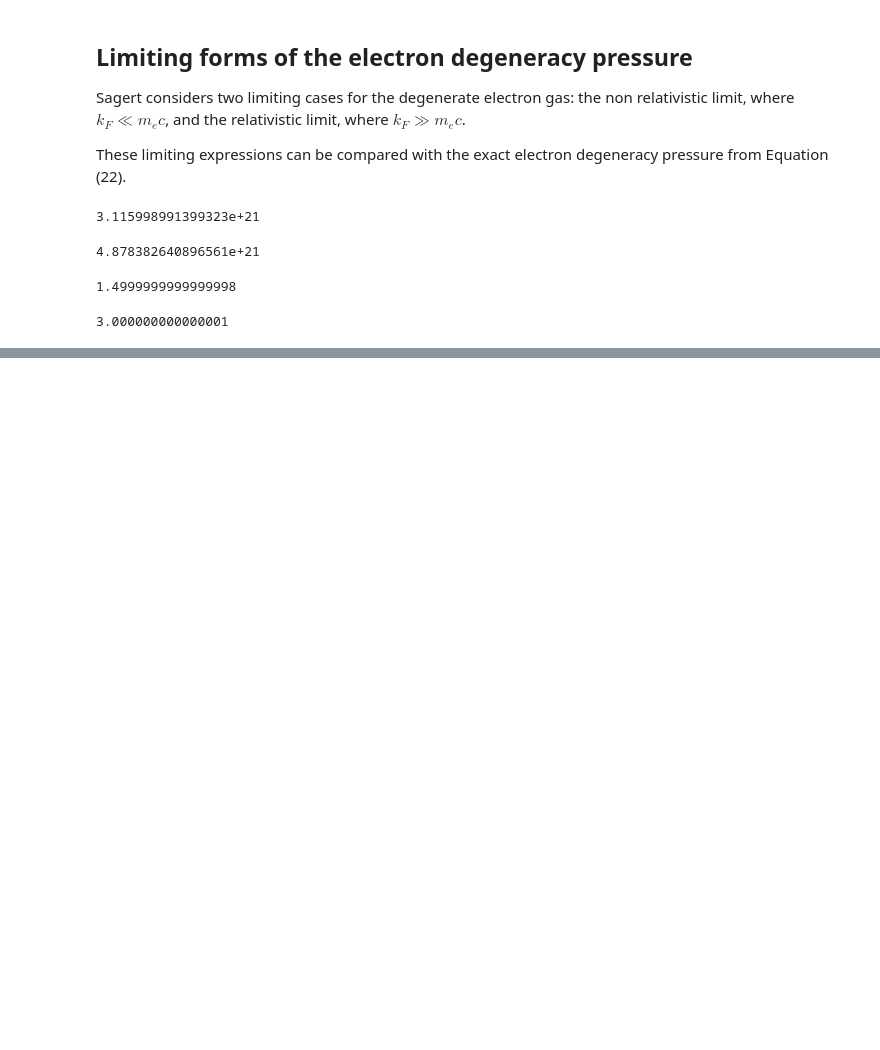
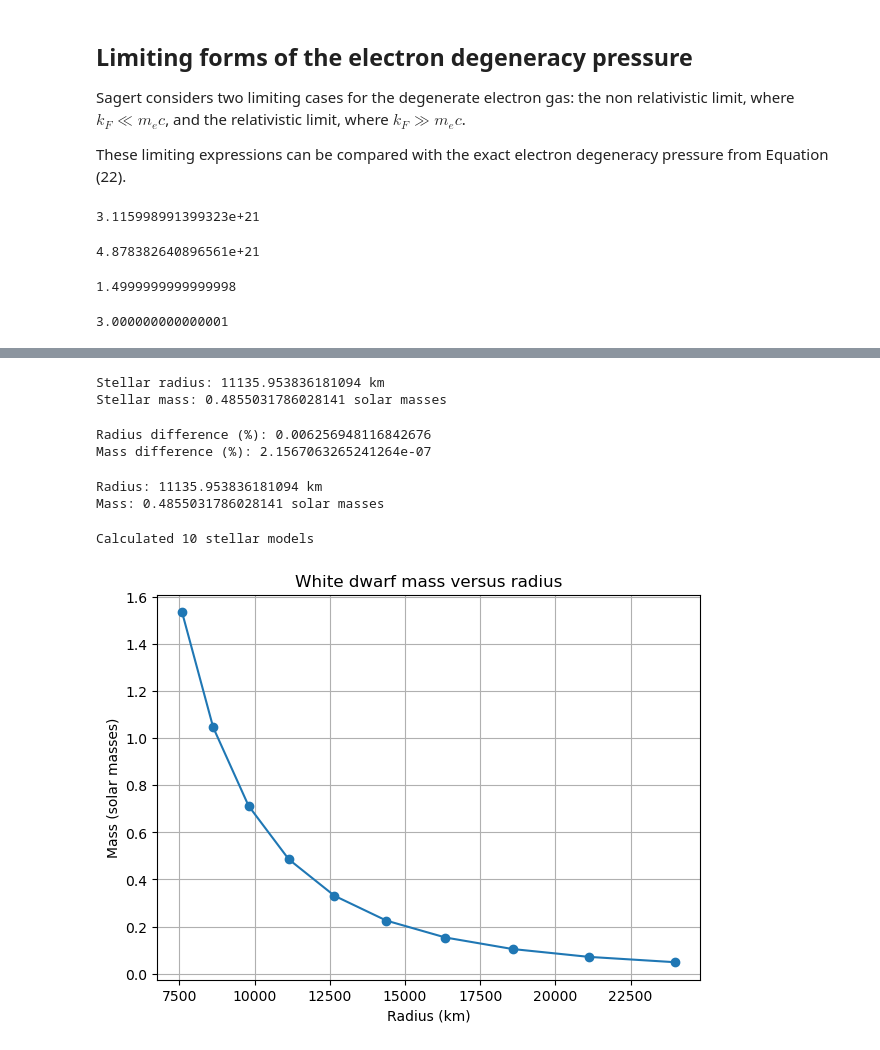
Before and after one commit to charlprend/Compact-Star-Modelling-, a Jupyter notebook: Notebooks/sagert_eos_code.ipynb, the cells around one changed output, grey strips where cells are left out. Saved outputs shown, nothing was run; the diff lists cells and outputs as text; code cells hidden in the pictures; blank space fills up the shorter version.

Commit message:
Implement Newtonian white dwarf solver and mass radius calculations

```diff
--- a/Notebooks/sagert_eos_code.ipynb
+++ b/Notebooks/sagert_eos_code.ipynb
@@ -168,0 +249,35 @@ polytropic_index(4/3)
+# %%
+R = solution.t_events[0][0]
+M = solution.y_events[0][0][0]
+
+M_sun = constants.M_sun if hasattr(constants, "M_sun") else 1.98847e30
+
+print("Stellar radius:", R/1000, "km")
+print("Stellar mass:", M/M_sun, "solar masses")
+# %% [output]
+Stellar radius: 11135.953836181094 km
+Stellar mass: 0.4855031786028141 solar masses
+# %%
+# Check numerical convergence using tighter tolerances
+
+solution_fine = solve_ivp(
+    stellar_structure,
+    (r0, 5e7),
+    y0,
+    args=(K, gamma),
+    events=stellar_surface,
+    rtol=1e-10,
+    atol=[1e12, 1e7]
+)
+
+if solution_fine.success and len(solution_fine.t_events[0]) > 0:
+    R_fine = solution_fine.t_events[0][0]
+    M_fine = solution_fine.y_events[0][0][0]
+
+    print("Radius difference (%):", abs(R_fine-R)/R*100)
+    print("Mass difference (%):", abs(M_fine-M)/M*100)
+else:
+    print("Convergence test failed:", solution_fine.message)
+# %% [output]
+Radius difference (%): 0.006256948116842676
+Mass difference (%): 2.1567063265241264e-07
@@ -168,0 +315,42 @@ polytropic_index(4/3)
+# %%
+R_test, M_test = solve_star(1e9, K, 5/3)
+
+print("Radius:", R_test/1000, "km")
+print("Mass:", M_test/M_sun, "solar masses")
+# %% [output]
+Radius: 11135.953836181094 km
+Mass: 0.4855031786028141 solar masses
+# %%
+# Calculate a sequence of white dwarf models
+
+central_densities = np.logspace(7, 10, 10)
+
+radii = []
+masses = []
+
+for rho_c in central_densities:
+    R, M = solve_star(rho_c, K, gamma)
+
+    radii.append(R / 1000)
+    masses.append(M / M_sun)
+
+print("Calculated", len(masses), "stellar models")
+# %% [output]
+Calculated 10 stellar models
+# %%
+import matplotlib.pyplot as plt
+
+# Mass versus radius for Newtonian polytropic white dwarfs
+
+plt.figure(figsize=(7, 5))
+
+plt.plot(radii, masses, marker="o")
+
+plt.xlabel("Radius (km)")
+plt.ylabel("Mass (solar masses)")
+plt.title("White dwarf mass versus radius")
+
+plt.grid(True)
+plt.show()
+# %% [output]
+[figure, added]
```
Also changed, not shown: parts of 11 cells of this notebook, 1 other file.
